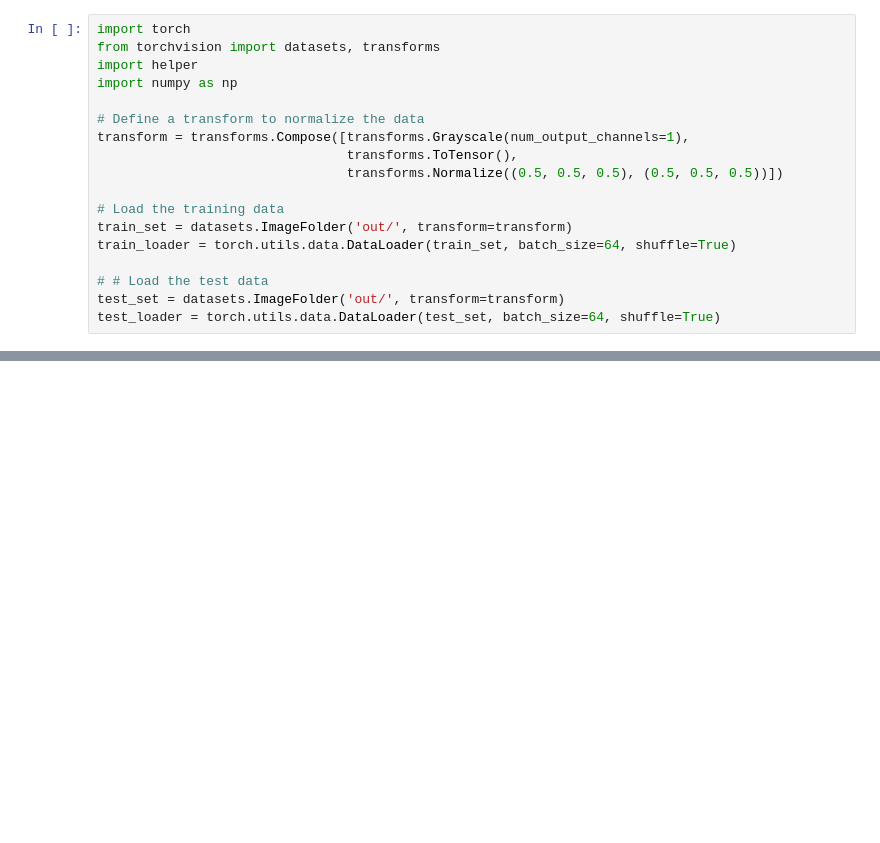
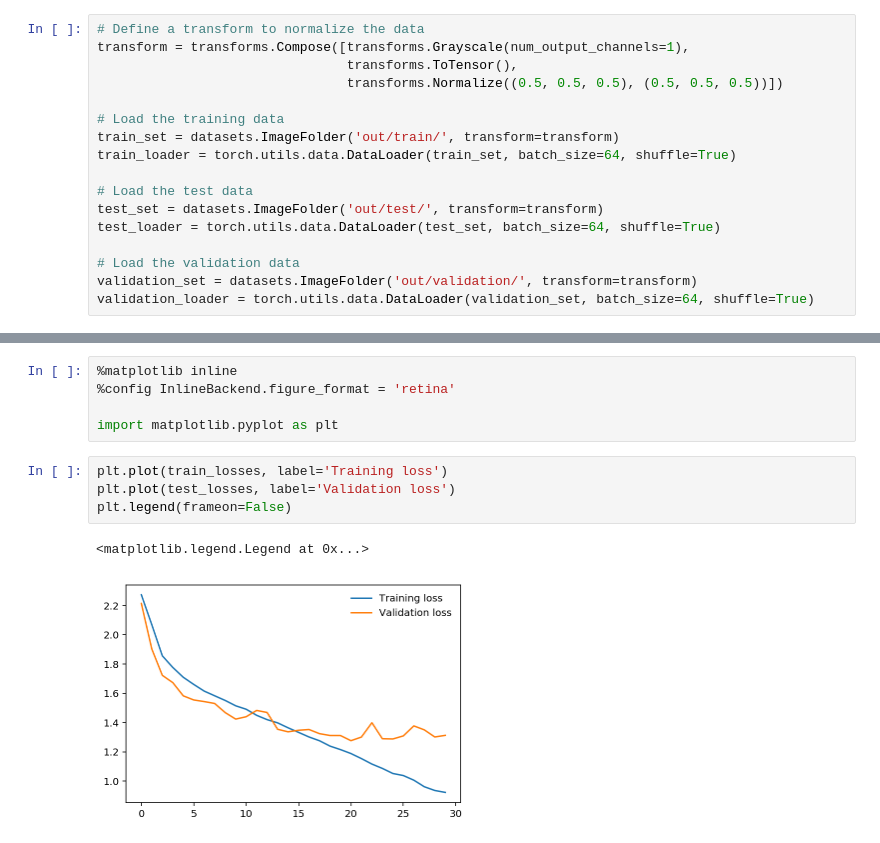
Before and after one commit to kolszewska/QuickDrawClassifier, a Jupyter notebook: Training.ipynb, the cells around one changed output, grey strips where cells are left out. Drawn from its saved outputs; the diff is of its cells as text; blank space fills up the shorter version.

```diff
--- a/Training.ipynb
+++ b/Training.ipynb
@@ -1,18 +9,17 @@
 # %%
-import torch
-from torchvision import datasets, transforms
-import helper
-import numpy as np
-
 # Define a transform to normalize the data
 transform = transforms.Compose([transforms.Grayscale(num_output_channels=1),
                                 transforms.ToTensor(),
                                 transforms.Normalize((0.5, 0.5, 0.5), (0.5, 0.5, 0.5))])
 
 # Load the training data
-train_set = datasets.ImageFolder('out/', transform=transform)
+train_set = datasets.ImageFolder('out/train/', transform=transform)
 train_loader = torch.utils.data.DataLoader(train_set, batch_size=64, shuffle=True)
 
-# # Load the test data
-test_set = datasets.ImageFolder('out/', transform=transform)
+# Load the test data
+test_set = datasets.ImageFolder('out/test/', transform=transform)
 test_loader = torch.utils.data.DataLoader(test_set, batch_size=64, shuffle=True)
+
+# Load the validation data
+validation_set = datasets.ImageFolder('out/validation/', transform=transform)
+validation_loader = torch.utils.data.DataLoader(validation_set, batch_size=64, shuffle=True)
@@ -102 +112,13 @@ KeyboardInterrupt:
+# %%
+%matplotlib inline
+%config InlineBackend.figure_format = 'retina'
+
+import matplotlib.pyplot as plt
+# %%
+plt.plot(train_losses, label='Training loss')
+plt.plot(test_losses, label='Validation loss')
+plt.legend(frameon=False)
+# %% [output]
+<matplotlib.legend.Legend at 0x...>
+[figure, added]
 # %%
```
Also changed, not shown: parts of 6 cells of this notebook, 1 other file.
